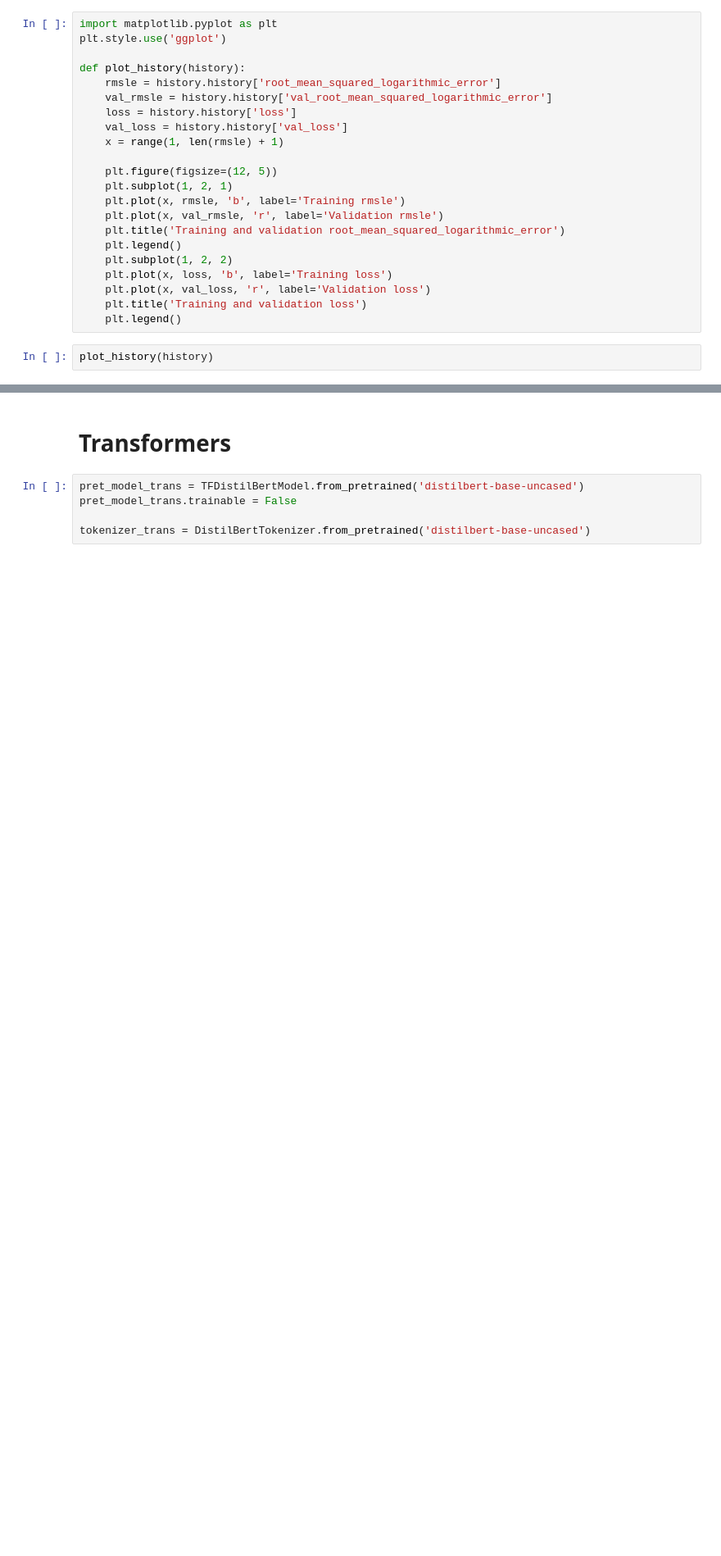
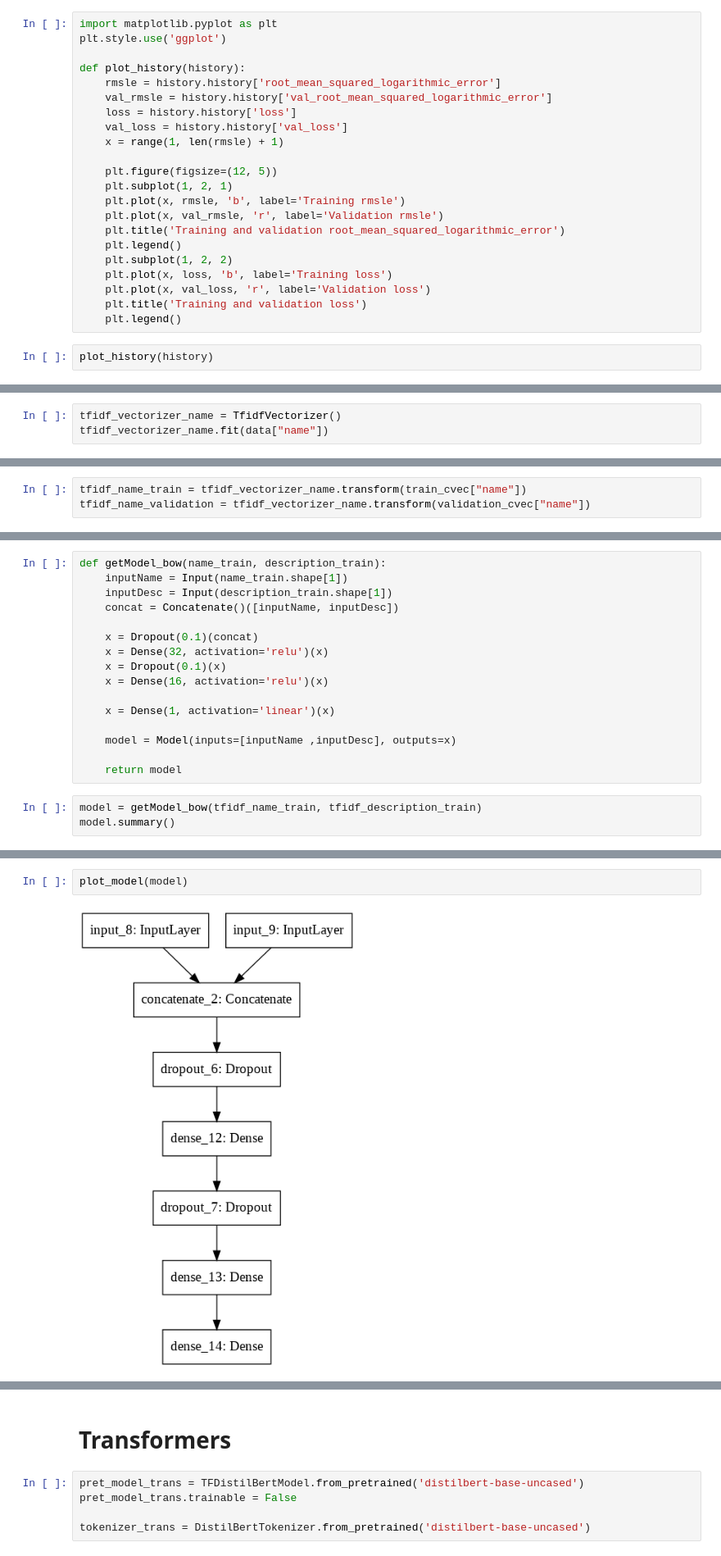
Before and after one commit to rpo19/MercariPriceSuggestionChallenge, a Jupyter notebook: MercariPrice1.ipynb, the cells around one changed output, grey strips where cells are left out. Shown at 82% size. Cells and saved outputs as stored; diff of their text form; blank space fills up the shorter version.

```diff
--- a/MercariPrice1.ipynb
+++ b/MercariPrice1.ipynb
@@ -653,0 +933,3 @@ plot_history(history)
+# %%
+tfidf_vectorizer_name = TfidfVectorizer()
+tfidf_vectorizer_name.fit(data["name"])
@@ -653,0 +948,3 @@ plot_history(history)
+# %%
+tfidf_name_train = tfidf_vectorizer_name.transform(train_cvec["name"])
+tfidf_name_validation = tfidf_vectorizer_name.transform(validation_cvec["name"])
@@ -653,0 +956,19 @@ plot_history(history)
+# %%
+def getModel_bow(name_train, description_train):
+    inputName = Input(name_train.shape[1])
+    inputDesc = Input(description_train.shape[1])
+    concat = Concatenate()([inputName, inputDesc])
+
+    x = Dropout(0.1)(concat)
+    x = Dense(32, activation='relu')(x)
+    x = Dropout(0.1)(x)
+    x = Dense(16, activation='relu')(x)
+
+    x = Dense(1, activation='linear')(x)
+
+    model = Model(inputs=[inputName ,inputDesc], outputs=x)
+
+    return model
+# %%
+model = getModel_bow(tfidf_name_train, tfidf_description_train)
+model.summary()
@@ -653,0 +993,4 @@ plot_history(history)
+# %%
+plot_model(model)
+# %% [output]
+[figure, added]
```
Also changed, not shown: parts of 67 cells of this notebook.
